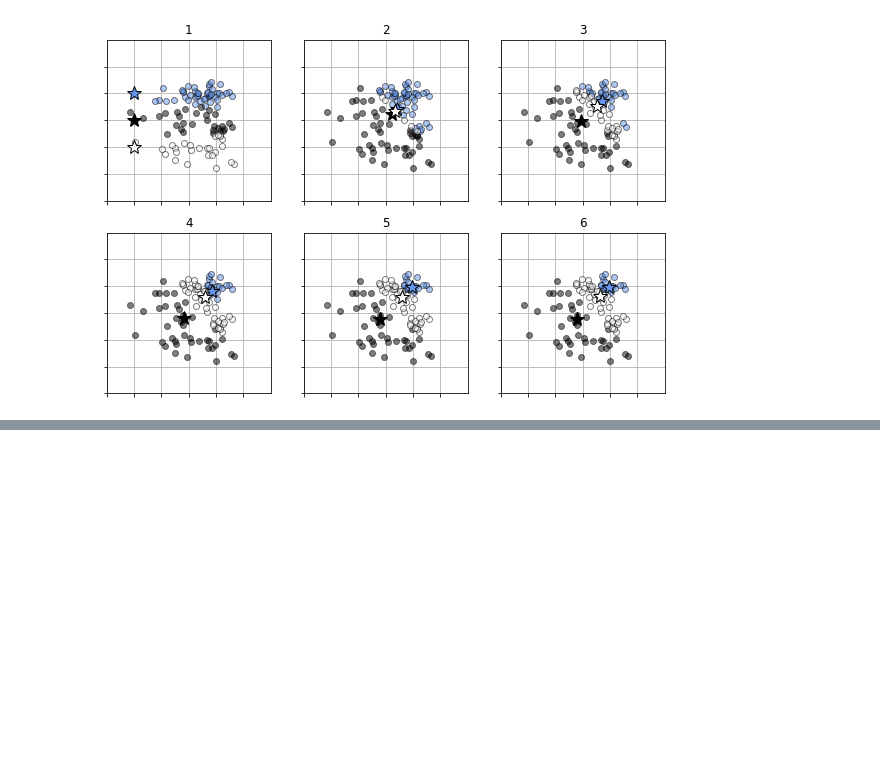
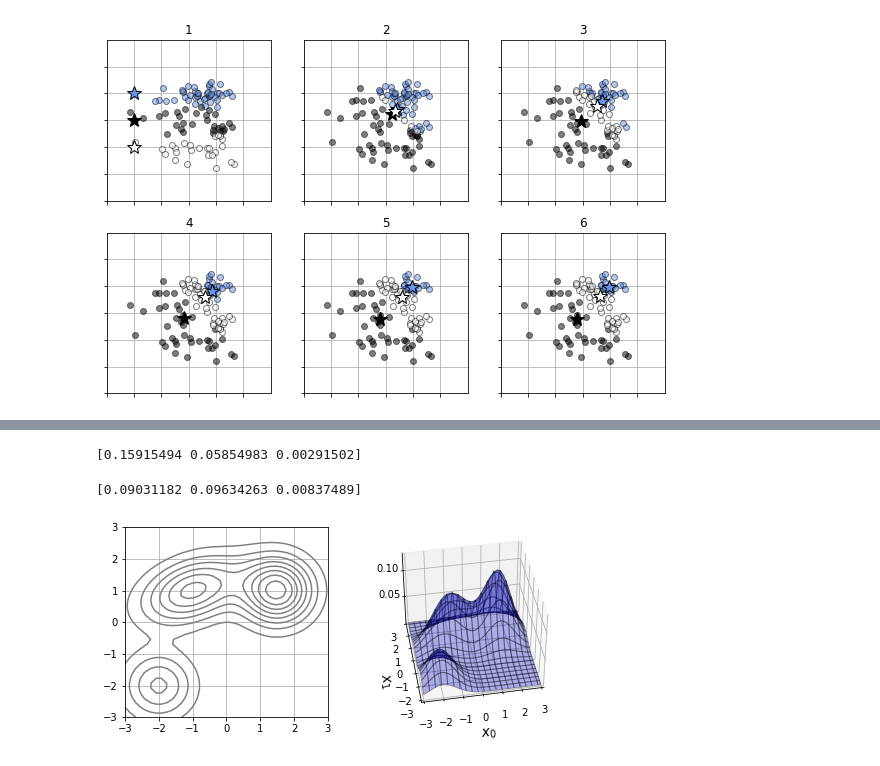
Before and after one commit to josephsh97KIM/MS_study, a Jupyter notebook: CAU_VIlab/week6_1.ipynb, the cells around one changed output, grey strips where cells are left out. Cells and saved outputs as stored; diff of their text form; code cells hidden in the pictures; blank space fills up the shorter version.

```diff
--- a/CAU_VIlab/week6_1.ipynb
+++ b/CAU_VIlab/week6_1.ipynb
@@ -144,0 +196,25 @@ distortion_measure(X[:,0], X[:,1], R, Mu)
+# %%
+x = np.array([[1,2],[2,1],[3,4]])
+mu = np.array([1,2])
+sigma = np.array([[1,0],[0,1]])
+print(gauss(x, mu, sigma))
+# %% [output]
+[0.15915494 0.05854983 0.00291502]
+# %%
+# 가우시안 혼합 모델
+def mixgauss(x, pi, mu, sigma):
+    N,D = x.shape
+    K = len(pi)
+    p = np.zeros(N)
+    for k in range(K):
+        p = p + pi[k] * gauss(x, mu[k,:], sigma[k,:,:])
+    return p
+# %%
+# test
+x = np.array([[1,2],[2,2],[3,4]])
+pi = np.array([0.3,0.7])
+mu = np.array([[1,1],[2,2]])
+sigma = np.array([[[1,0],[0,1]],[[2,0],[0,1]]])
+print(mixgauss(x, pi, mu, sigma))
+# %% [output]
+[0.09031182 0.09634263 0.00837489]
@@ -144,0 +248,22 @@ distortion_measure(X[:,0], X[:,1], R, Mu)
+# %%
+# test
+pi = np.array([0.2, 0.4 , 0.4])
+mu = np.array([[-2,-2], [-1,1], [1.5,1]])
+sigma = np.array([[[.5,0],[0,.5]],[[1,0.25], [0.25, .5]], [[.5,0],[0, .5]]])
+
+Fig = plt.figure(1, figsize = (8,3.5))
+Fig.add_subplot(1,2,1)
+show_contour_mixgauss(pi,mu,sigma)
+plt.grid(True)
+
+Ax = Fig.add_subplot(1,2,2, projection = '3d')
+show3d_mixgauss(Ax, pi, mu, sigma)
+Ax.set_zticks([0.05, 0.10])
+Ax.set_xlabel('$x_0$', fontsize = 14)
+Ax.set_ylabel('$x_1$', fontsize = 14)
+Ax.view_init(40, -100)
+plt.xlim(X_range0)
+plt.ylim(X_range1)
+plt.show()
+# %% [output]
+[figure, added]
```
Also changed, not shown: parts of 19 cells of this notebook.
